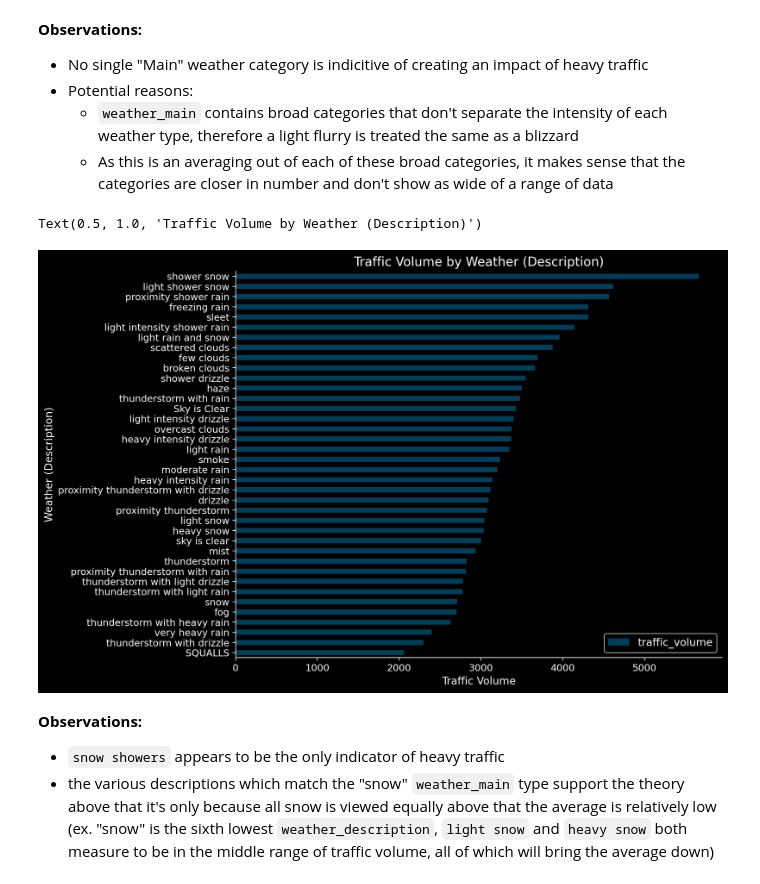
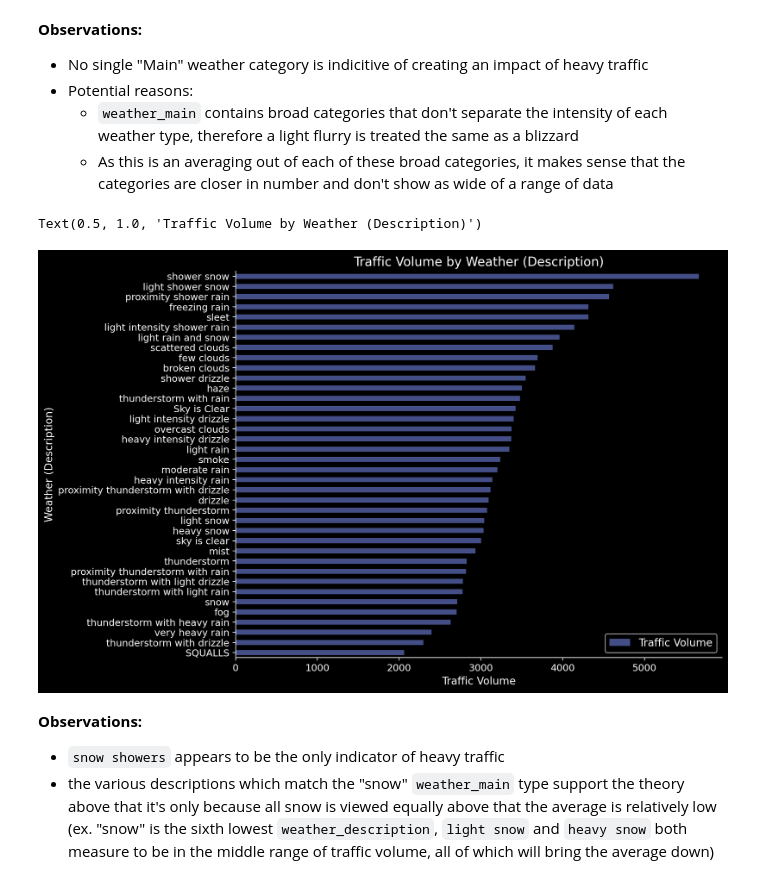
Before and after one commit to aleciaduncan/Data-Analysis, a Jupyter notebook: i94-traffic/i94-traffic.ipynb, the cells around one changed output. Cells and saved outputs as stored; diff of their text form; code cells hidden in the pictures.

```diff
--- a/i94-traffic/i94-traffic.ipynb
+++ b/i94-traffic/i94-traffic.ipynb
@@ -806,16 +836,16 @@ Text(0.5, 1.0, 'Traffic Volume by Weather (Main)')
 # %%
 # Group and sort the data
 by_weather_description = weather_data.groupby('weather_description').mean('traffic_volume').reset_index()
 by_weather_description = by_weather_description.sort_values('traffic_volume', ascending=True)
 
 # Create a horizontal bar plot
-weather_description_plot = by_weather_description.plot.barh(y='traffic_volume', x='weather_description', figsize=(10,8))
+weather_description_plot = by_weather_description.plot.barh(y='traffic_volume', x='weather_description', figsize=(10,8), color=custom_palette[1], label='Traffic Volume')
 weather_description_plot.set_ylabel('Weather (Description)')
 weather_description_plot.set_xlabel('Traffic Volume')
 weather_description_plot.set_title('Traffic Volume by Weather (Description)')
 # %% [output]
 Text(0.5, 1.0, 'Traffic Volume by Weather (Description)')
-[figure, old version]
+[figure, new version]
 # %% [markdown]
 **Observations:**
 - `snow showers` appears to be the only indicator of heavy traffic
```
Also changed, not shown: parts of 13 cells of this notebook.
